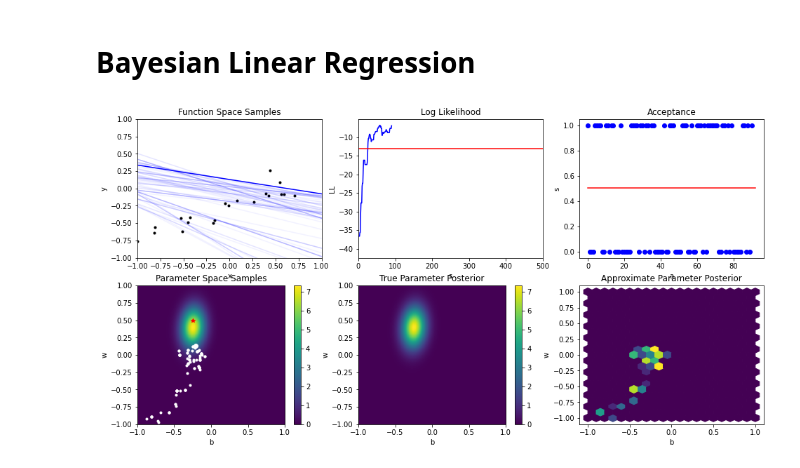
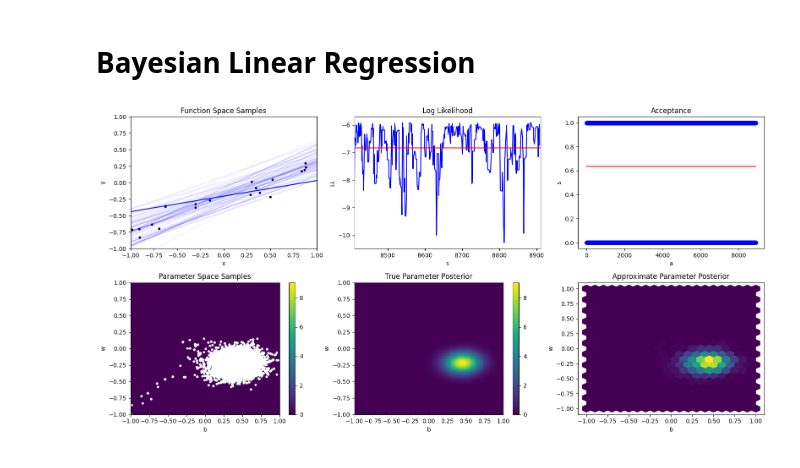
Before and after one commit to reml-lab/MLDemos, a Jupyter notebook: Bayesian_Linear_Regression.ipynb, the cells around one changed output. Drawn from its saved outputs; the diff is of its cells as text; code cells hidden in the pictures.

Commit message:
Fix BLR demo plot axes

```diff
--- a/Bayesian_Linear_Regression.ipynb
+++ b/Bayesian_Linear_Regression.ipynb
@@ -46,7 +46,7 @@ def plot_samples(Ws):
     return
 
 def plot_data(X,Y):
-    plt.plot(X[:,1],Y,'k.')
+    plt.plot(X[:,0],Y,'k.')
     plt.xlim(-1,1)
     plt.ylim(-1,1)
     return
@@ -79,7 +79,7 @@ def mvn_sample(mu,sigma,S):
 
 def generate_data(W,N,D,Psigma):
     X      = 2*(np.random.rand(N,D)-0.5)
-    X[:,0] = 1
+    X[:,1] = 1
     Y      = X.dot(W.T)+Psigma*np.random.randn(N,1)
     return(X,Y)
 
@@ -96,7 +96,7 @@ def MHStep(W,X,Y,Qmu,Qsigma,P0mu,P0sigma,Psigma):
 #Number of dimensions (including bias absorbtion)
 D      = 2
 N      = 20
-skip   = 1
+skip   = 10
 
 show_wsview = True
 show_lik    = True
@@ -112,7 +112,7 @@ P0sigma= 0.5
 
 #Define likelihood parameters and generate data
 Psigma = 0.5
-Wtrue  = np.array([[-0.25,0.5]])
+Wtrue  = np.array([[0.5,-0.25]])
 X,Y    = generate_data(Wtrue,N,D,0.1)
 
 S=10000
@@ -165,31 +165,31 @@ for s in range(1,S):
             if(show_wsview):
                 plt.subplot(2,3,4)
                 plot_gaussian([-1,1],[-1,1],Postm,PostS,'b')
                 plt.plot(Wtrue[0,0],Wtrue[0,1],'r*')
                 plt.plot(Ws[s,0],Ws[s,1],'wo')
                 plt.plot(Ws[s-1:s+1,0],Ws[s-1:s+1,1],'w.-')
                 plt.plot(Ws[:s-1,0],Ws[:s-1,1],'w.')
                 plt.title("Parameter Space Samples")
                 plt.xlabel('b')
                 plt.ylabel('w')
 
                 plt.subplot(2,3,5)
                 plot_gaussian([-1,1],[-1,1],Postm,PostS,'b')
                 plt.title("True Parameter Posterior")
                 plt.xlabel('b')
                 plt.ylabel('w')
 
                 plt.subplot(2,3,6)
                 plt.hexbin(Ws[:s+1,0], Ws[:s+1,1], gridsize=20, extent=[-1,1,-1,1])
                 plt.title("Approximate Parameter Posterior")
                 plt.xlabel('b')
                 plt.ylabel('w')
 
 
             clear_output(wait=True)
             plt.tight_layout()
             plt.show()
     except:
         break
 # %% [output]
-[figure, old version]
+[figure, new version]
```
